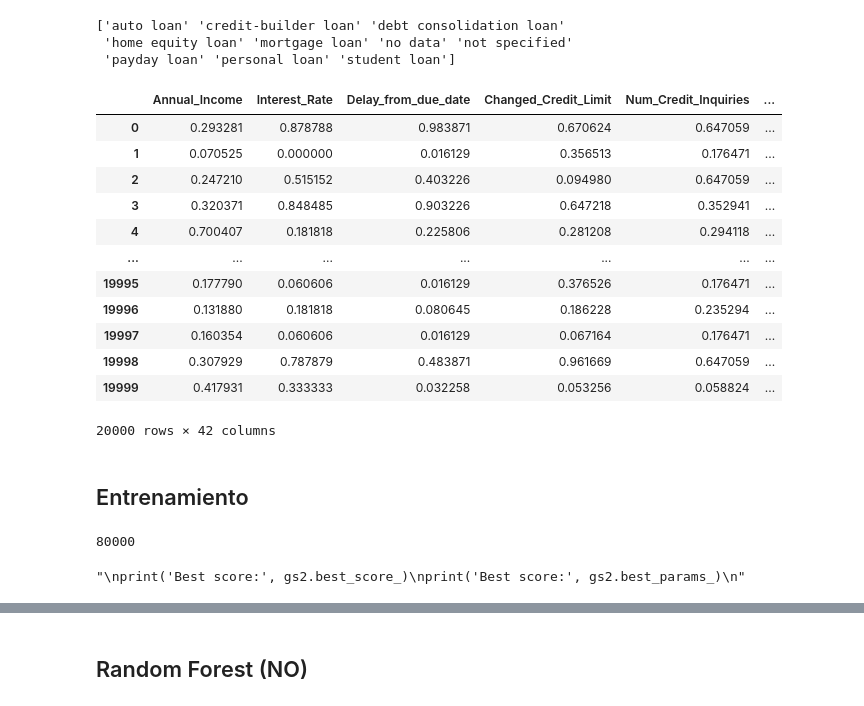
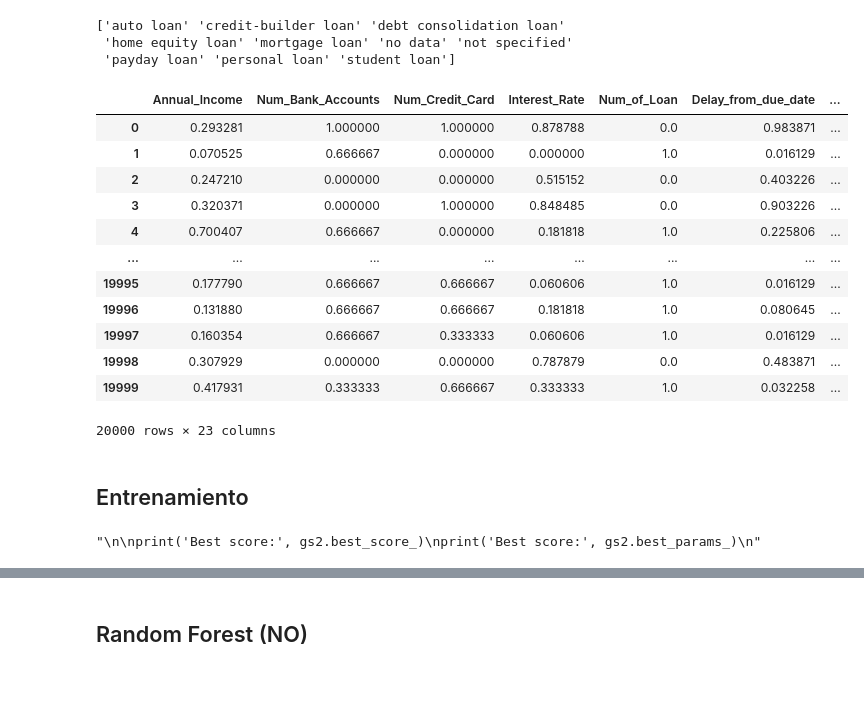
Before and after one commit to Kekon130/ML_Practica2, a Jupyter notebook: Práctica_2.ipynb, the cells around one changed output, grey strips where cells are left out. Drawn from its saved outputs; the diff is of its cells as text; code cells hidden in the pictures.

```diff
--- a/Práctica_2.ipynb
+++ b/Práctica_2.ipynb
@@ -500,16 +516,7 @@ df_train["Num_of_Delayed_Payment"] = pd.cut(x=df_train["Num_of_Delayed_Payment"]
 # %%
 oe = OrdinalEncoder()
 
-#df_train[['Num_Bank_Accounts', 'Num_Credit_Card', 'Num_of_Loan', 'Num_of_Delayed_Payment', 'Credit_Mix', 'Payment_Behaviour', 'Payment_of_Min_Amount']] = oe.fit_transform(df_train[['Num_Bank_Accounts', 'Num_Credit_Card', 'Num_of_Loan', 'Num_of_Delayed_Payment', 'Credit_Mix', 'Payment_Behaviour', 'Payment_of_Min_Amount']])
-
-'''
-import pandas as pd
-from sklearn import preprocessing
-
-x = df_train.values #returns a numpy array
-min_max_scaler = preprocessing.MinMaxScaler()
-x_scaled = min_max_scaler.fit_transform(x)
-df_train = pd.DataFrame(x_scaled)'''
+df_train[['Num_Bank_Accounts', 'Num_Credit_Card', 'Num_of_Loan', 'Num_of_Delayed_Payment', 'Credit_Mix', 'Payment_Behaviour', 'Payment_of_Min_Amount']] = oe.fit_transform(df_train[['Num_Bank_Accounts', 'Num_Credit_Card', 'Num_of_Loan', 'Num_of_Delayed_Payment', 'Credit_Mix', 'Payment_Behaviour', 'Payment_of_Min_Amount']])
 
 def normalize(df):
     result = df.copy()
@@ -520,7 +527,7 @@ def normalize(df):
     return result
 
 # get_dummies lo mejora MUY POCO, lo dejo de momento, de momento da nuestra mejor marca
-df_train = pd.get_dummies(df_train)
+#df_train = pd.get_dummies(df_train)
 
 df_train = normalize(df_train)
 
@@ -622,26 +629,26 @@ df_test["Num_of_Delayed_Payment"] = pd.cut(x=df_test["Num_of_Delayed_Payment"],
 # %%
 oe = OrdinalEncoder()
 
-#df_test[['Num_Bank_Accounts', 'Num_Credit_Card', 'Num_of_Loan', 'Num_of_Delayed_Payment', 'Credit_Mix', 'Payment_Behaviour', 'Payment_of_Min_Amount']] = oe.fit_transform(df_test[['Num_Bank_Accounts', 'Num_Credit_Card', 'Num_of_Loan', 'Num_of_Delayed_Payment', 'Credit_Mix', 'Payment_Behaviour', 'Payment_of_Min_Amount']])
-df_test = pd.get_dummies(df_test)
+df_test[['Num_Bank_Accounts', 'Num_Credit_Card', 'Num_of_Loan', 'Num_of_Delayed_Payment', 'Credit_Mix', 'Payment_Behaviour', 'Payment_of_Min_Amount']] = oe.fit_transform(df_test[['Num_Bank_Accounts', 'Num_Credit_Card', 'Num_of_Loan', 'Num_of_Delayed_Payment', 'Credit_Mix', 'Payment_Behaviour', 'Payment_of_Min_Amount']])
+#df_test = pd.get_dummies(df_test)
 
 df_test = normalize(df_test)
 
 df_test
 # %% [output]
-|  | Annual_Income | Interest_Rate | Delay_from_due_date | Changed_Credit_Limit | Num_Credit_Inquiries | ... |
-| 0 | 0.293281 | 0.878788 | 0.983871 | 0.670624 | 0.647059 | ... |
-| 1 | 0.070525 | 0.000000 | 0.016129 | 0.356513 | 0.176471 | ... |
-| 2 | 0.247210 | 0.515152 | 0.403226 | 0.094980 | 0.647059 | ... |
-| 3 | 0.320371 | 0.848485 | 0.903226 | 0.647218 | 0.352941 | ... |
-| 4 | 0.700407 | 0.181818 | 0.225806 | 0.281208 | 0.294118 | ... |
-| ... | ... | ... | ... | ... | ... | ... |
-| 19995 | 0.177790 | 0.060606 | 0.016129 | 0.376526 | 0.176471 | ... |
-| 19996 | 0.131880 | 0.181818 | 0.080645 | 0.186228 | 0.235294 | ... |
-| 19997 | 0.160354 | 0.060606 | 0.016129 | 0.067164 | 0.176471 | ... |
-| 19998 | 0.307929 | 0.787879 | 0.483871 | 0.961669 | 0.647059 | ... |
-| 19999 | 0.417931 | 0.333333 | 0.032258 | 0.053256 | 0.058824 | ... |
+|  | Annual_Income | Num_Bank_Accounts | Num_Credit_Card | Interest_Rate | Num_of_Loan | Delay_from_due_date | ... |
+| 0 | 0.293281 | 1.000000 | 1.000000 | 0.878788 | 0.0 | 0.983871 | ... |
+| 1 | 0.070525 | 0.666667 | 0.000000 | 0.000000 | 1.0 | 0.016129 | ... |
+| 2 | 0.247210 | 0.000000 | 0.000000 | 0.515152 | 0.0 | 0.403226 | ... |
+| 3 | 0.320371 | 0.000000 | 1.000000 | 0.848485 | 0.0 | 0.903226 | ... |
+| 4 | 0.700407 | 0.666667 | 0.000000 | 0.181818 | 1.0 | 0.225806 | ... |
+| ... | ... | ... | ... | ... | ... | ... | ... |
+| 19995 | 0.177790 | 0.666667 | 0.666667 | 0.060606 | 1.0 | 0.016129 | ... |
+| 19996 | 0.131880 | 0.666667 | 0.666667 | 0.181818 | 1.0 | 0.080645 | ... |
+| 19997 | 0.160354 | 0.666667 | 0.333333 | 0.060606 | 1.0 | 0.016129 | ... |
+| 19998 | 0.307929 | 0.000000 | 0.000000 | 0.787879 | 0.0 | 0.483871 | ... |
+| 19999 | 0.417931 | 0.333333 | 0.666667 | 0.333333 | 1.0 | 0.032258 | ... |
-20000 rows × 42 columns
+20000 rows × 23 columns
 # %% [markdown]
 ## Entrenamiento
 # %%
@@ -655,10 +662,6 @@ for row in credit_score:
   if row == "Good":
     credit_score_ordinal.append(2)
 y = credit_score_ordinal
-# %%
-len(y)
-# %% [output]
-80000
 # %%
 import xgboost
 from sklearn.model_selection import train_test_split
@@ -695,28 +698,35 @@ xgb = xgboost.XGBClassifier(
     random_state=42
 )
 
+'''
 
-'''
 params = {
-    'max_depth': [3, 6, 9],
+    'max_depth': [6, 9],
     'learning_rate': [0.001, 0.01, 0.1, 1],
-    'gamma': [0.01, 0.1]
+    'gamma': [0.01, 0.1],
+    'colsample_bytree': np.arange(0.5, 1.0, 0.1),
+    'colsample_bylevel': np.arange(0.5, 1.0, 0.1)
 }
 
-gs2 = GridSearchCV(xgboost.XGBClassifier(n_jobs=-1), params, n_jobs=-1, cv=KFold(n_splits=3), scoring='roc_auc')
+gs2 = RandomizedSearchCV(estimator=xgb,
+                             param_distributions=params,
+                             scoring='accuracy',
+                             n_iter=25,
+                             n_jobs=4,
+                             verbose=1)
 
 gs2.fit(X_train, y_train)
+'''
 
-'''
 xgb.fit(X_train, y_train)
 
 y_pred = xgb.predict(X_train)                         # train
 y_pred_test = xgb.predict(X_test)
 y_pred_dftest = xgb.predict(df_test)
-#grid_search.best_estimator_
 '''
+
 print('Best score:', gs2.best_score_)
 print('Best score:', gs2.best_params_)
 '''
 # %% [output]
-"\nprint('Best score:', gs2.best_score_)\nprint('Best score:', gs2.best_params_)\n"
+"\n\nprint('Best score:', gs2.best_score_)\nprint('Best score:', gs2.best_params_)\n"
```
Also changed, not shown: parts of 7 cells of this notebook.
